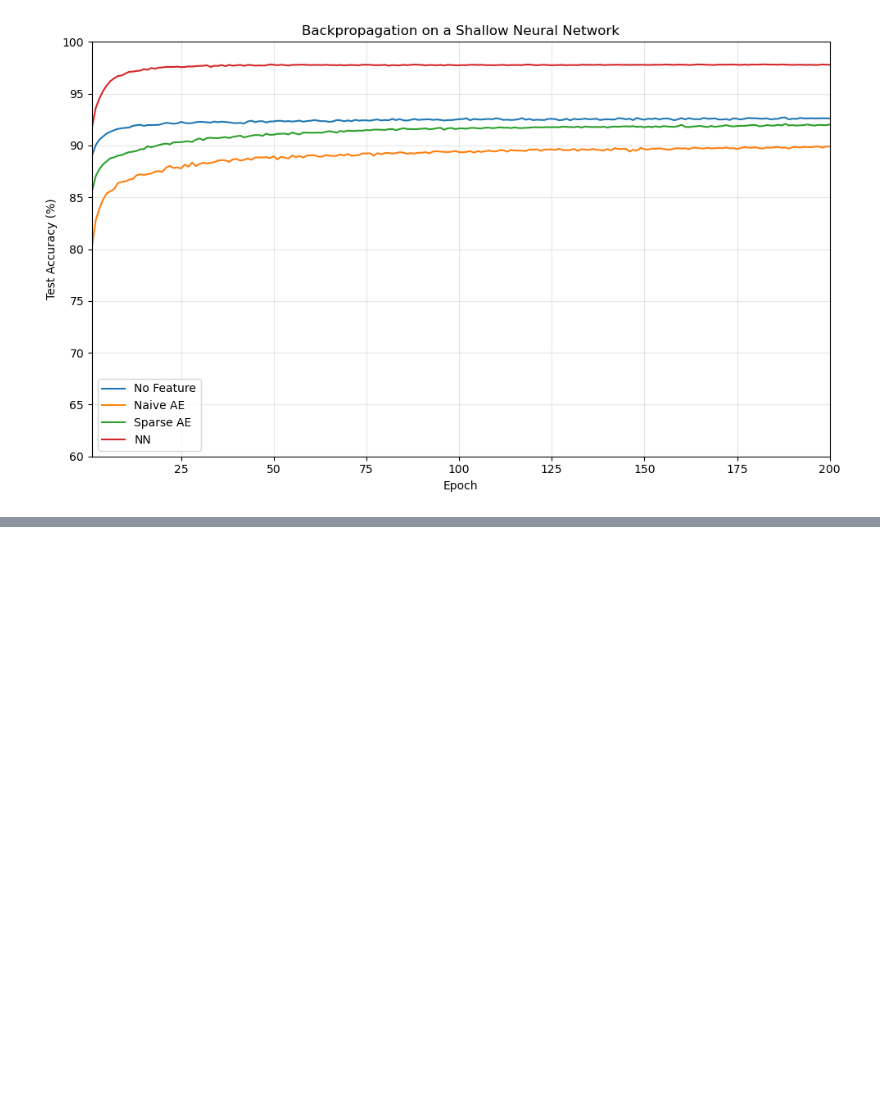
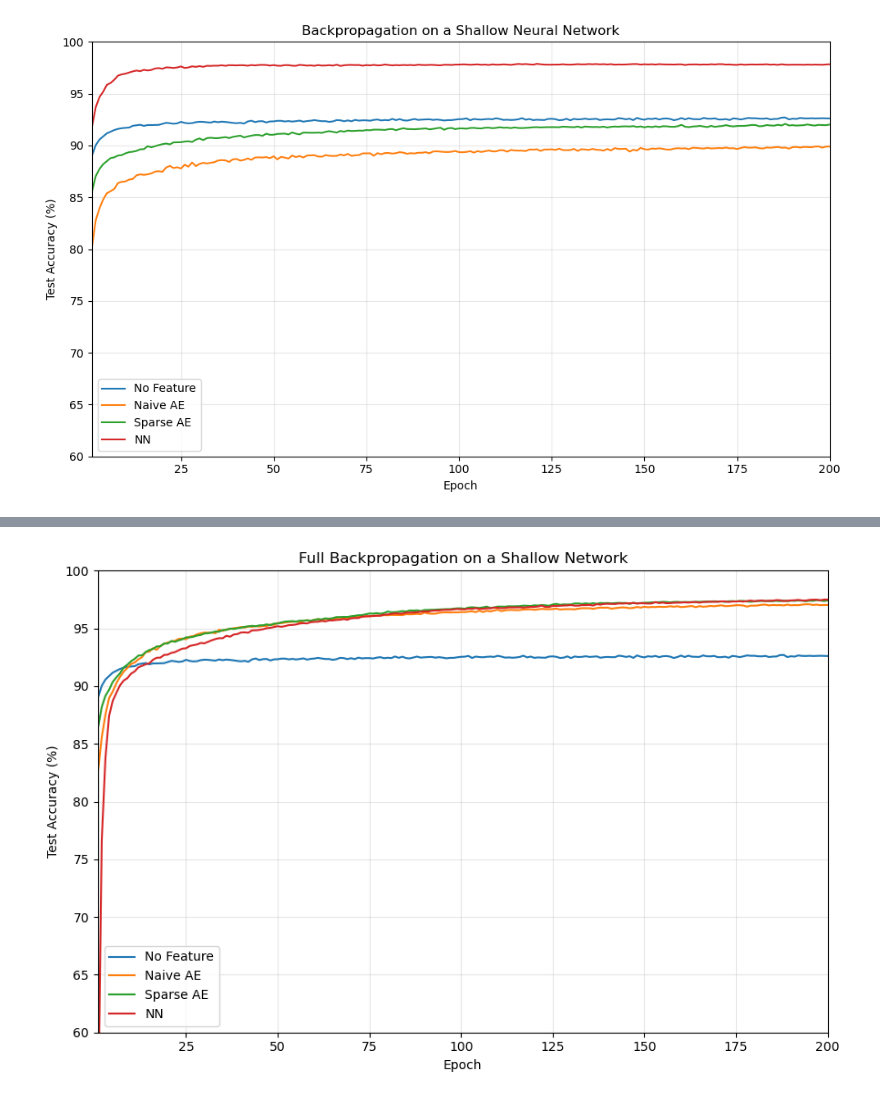
Before and after one commit to lorivera23/Deep-Learning-Systems, a Jupyter notebook: HW1/HW1.ipynb, the cells around one changed output, grey strips where cells are left out. Drawn from its saved outputs; the diff is of its cells as text; code cells hidden in the pictures; blank space fills up the shorter version.

```diff
--- a/HW1/HW1.ipynb
+++ b/HW1/HW1.ipynb
@@ -1288,0 +1379,6 @@ plt.show()
+# %%
+random_nn_s17_accuracies = train_shallow_network(
+    random_nn_s17,
+    train_loader_ae,
+    test_loader_ae
+)
@@ -1288,0 +1403,6 @@ plt.show()
+# %%
+naive_nn_s17_accuracies = train_shallow_network(
+    naive_nn_s17,
+    train_loader_ae,
+    test_loader_ae
+)
@@ -1288,0 +1427,6 @@ plt.show()
+# %%
+sparse_nn_s17_accuracies = train_shallow_network(
+    sparse_nn_s17,
+    train_loader_ae,
+    test_loader_ae
+)
@@ -1288,0 +1451,41 @@ plt.show()
+# %%
+epochs = range(1, 201)
+
+plt.figure(figsize=(9, 6))
+
+plt.plot(
+    epochs,
+    raw_test_accuracies,
+    label="No Feature"
+)
+
+plt.plot(
+    epochs,
+    naive_nn_s17_accuracies,
+    label="Naive AE"
+)
+
+plt.plot(
+    epochs,
+    sparse_nn_s17_accuracies,
+    label="Sparse AE"
+)
+
+plt.plot(
+    epochs,
+    random_nn_s17_accuracies,
+    label="NN"
+)
+
+plt.xlabel("Epoch")
+plt.ylabel("Test Accuracy (%)")
+plt.title("Full Backpropagation on a Shallow Network")
+
+plt.xlim(1, 200)
+plt.ylim(60, 100)
+plt.grid(True, alpha=0.3)
+plt.legend()
+plt.tight_layout()
+plt.show()
+# %% [output]
+[figure, added]
```
Also changed, not shown: parts of 13 cells of this notebook.
